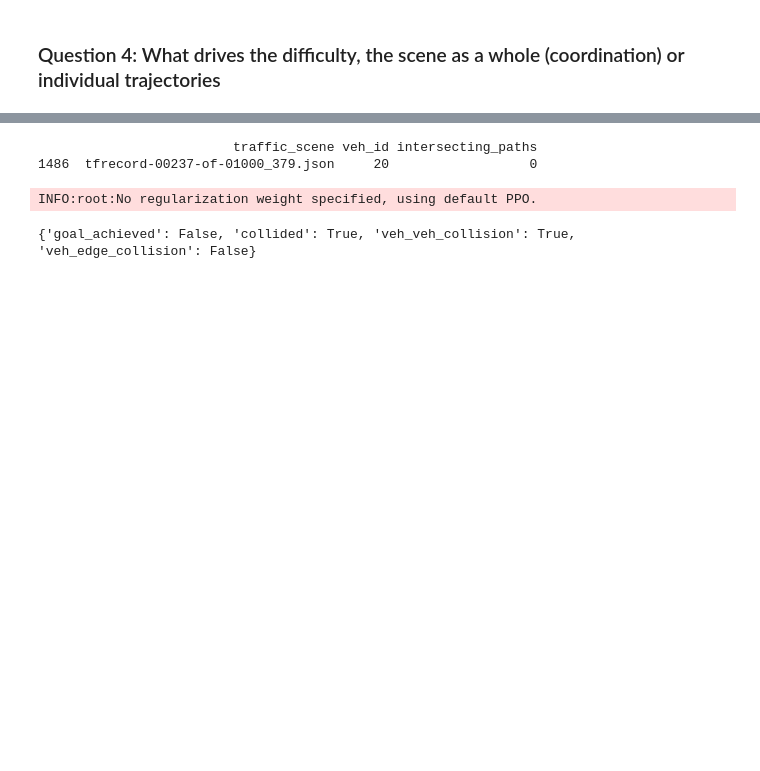
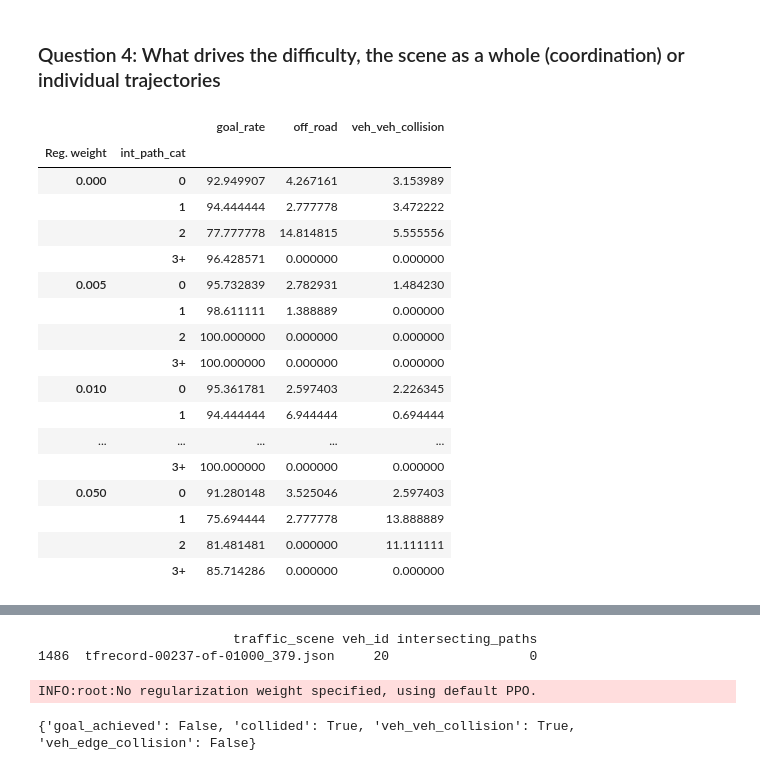
Before and after one commit to dgk453/nocturne_lab, a Jupyter notebook: evaluation/isolate_error.ipynb, the cells around one changed output, grey strips where cells are left out. Drawn from its saved outputs; the diff is of its cells as text; code cells hidden in the pictures; blank space fills up the shorter version.

```diff
--- a/evaluation/isolate_error.ipynb
+++ b/evaluation/isolate_error.ipynb
@@ -238,7 +226,14 @@ df_sp = df_all[df_all['Eval mode'] == 'Self-play']
+# %%
+INT_BINS = [-1, 0, 1, 2, float('inf')]
+INT_LABELS = ['0', '1', '2', '3+']
+
+STEP_BINS = [0, 10, 20, 30, 40, float('inf')]
+STEP_LABELS = ['0-1 s', '1-2 s', '2-3 s', '3-4 s', '4+ s']
 # %%
 # Aggregate results in self-play evaluation mode
 df_sp = df_all[df_all['Eval mode'] == 'Self-play']
-df_sp['int_path_cat'] = pd.cut(df_sp['veh_int_paths'], bins=BINS, labels=LABELS, include_lowest=True)
+df_sp['int_path_cat'] = pd.cut(df_sp['veh_int_paths'], bins=INT_BINS, labels=INT_LABELS, include_lowest=True)
+df_sp['step_diff_cat'] = pd.cut(df_sp['min_step_diff'], bins=STEP_BINS, labels=STEP_LABELS, include_lowest=True)
 df_sp_agg = df_sp.groupby(['Reg. weight', 'int_path_cat'])[['goal_rate', 'off_road', 'veh_veh_collision']].mean()
 df_sp_agg['goal_rate'] = df_sp_agg['goal_rate'] * 100
 df_sp_agg['off_road'] = df_sp_agg['off_road'] * 100
@@ -246,8 +241,30 @@ df_sp_agg['veh_veh_collision'] = df_sp_agg['veh_veh_collision'] * 100
 
 # Aggregate results in self-play evaluation mode
 df_lr = df_all[df_all['Eval mode'] == 'Log-replay']
-df_lr['int_path_cat'] = pd.cut(df_lr['veh_int_paths'], bins=BINS, labels=LABELS, include_lowest=True)
+df_lr['int_path_cat'] = pd.cut(df_lr['veh_int_paths'], bins=INT_BINS, labels=INT_LABELS, include_lowest=True)
+df_lr['step_diff_cat'] = pd.cut(df_lr['min_step_diff'], bins=STEP_BINS, labels=STEP_LABELS, include_lowest=True)
 df_lr_agg = df_lr.groupby(['Reg. weight', 'int_path_cat'])[['goal_rate', 'off_road', 'veh_veh_collision']].mean()
 df_lr_agg['goal_rate'] = df_lr_agg['goal_rate'] * 100
 df_lr_agg['off_road'] = df_lr_agg['off_road'] * 100
 df_lr_agg['veh_veh_collision'] = df_lr_agg['veh_veh_collision'] * 100
+# %%
+display(df_sp_agg)
+# %% [output]
+|  |  | goal_rate | off_road | veh_veh_collision |
+| Reg. weight | int_path_cat |  |  |  |
+| 0.000 | 0 | 92.949907 | 4.267161 | 3.153989 |
+|  | 1 | 94.444444 | 2.777778 | 3.472222 |
+|  | 2 | 77.777778 | 14.814815 | 5.555556 |
+|  | 3+ | 96.428571 | 0.000000 | 0.000000 |
+| 0.005 | 0 | 95.732839 | 2.782931 | 1.484230 |
+|  | 1 | 98.611111 | 1.388889 | 0.000000 |
+|  | 2 | 100.000000 | 0.000000 | 0.000000 |
+|  | 3+ | 100.000000 | 0.000000 | 0.000000 |
+| 0.010 | 0 | 95.361781 | 2.597403 | 2.226345 |
+|  | 1 | 94.444444 | 6.944444 | 0.694444 |
+| ... | ... | ... | ... | ... |
+|  | 3+ | 100.000000 | 0.000000 | 0.000000 |
+| 0.050 | 0 | 91.280148 | 3.525046 | 2.597403 |
+|  | 1 | 75.694444 | 2.777778 | 13.888889 |
+|  | 2 | 81.481481 | 0.000000 | 11.111111 |
+|  | 3+ | 85.714286 | 0.000000 | 0.000000 |
```
Also changed, not shown: parts of 32 cells of this notebook, 26 other files.
